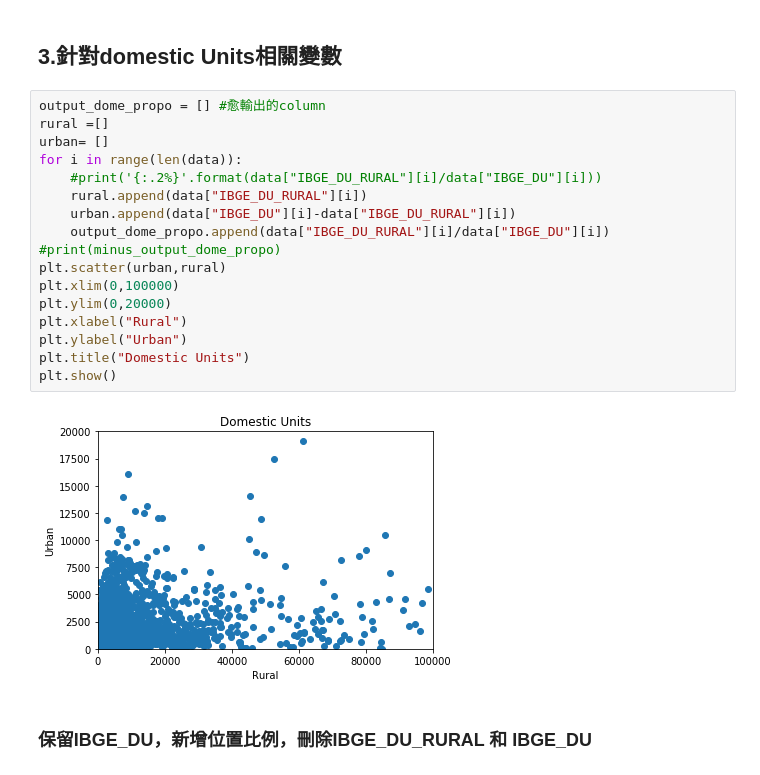
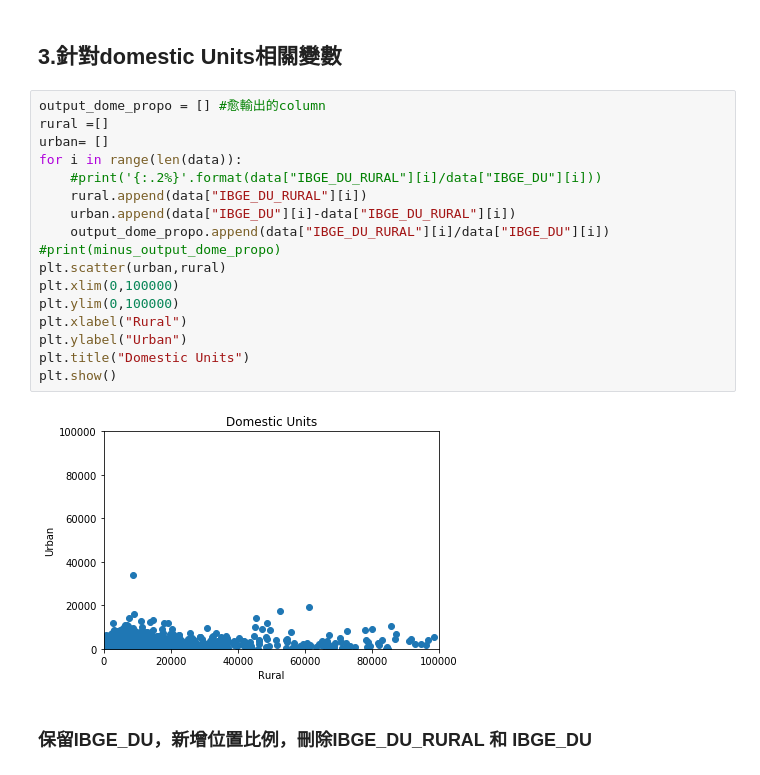
Before and after one commit to 1072-datascience/finalproject-ds_fadatsai, a Jupyter notebook: code/DF_final_showcode.ipynb, the cells around one changed output. Cells and saved outputs as stored; diff of their text form.

```diff
--- a/code/DF_final_showcode.ipynb
+++ b/code/DF_final_showcode.ipynb
@@ -102,22 +102,22 @@ plt.show()
 # %%
 output_dome_propo = [] #愈輸出的column
 rural =[]
 urban= []
 for i in range(len(data)):
     #print('{:.2%}'.format(data["IBGE_DU_RURAL"][i]/data["IBGE_DU"][i]))
     rural.append(data["IBGE_DU_RURAL"][i])
     urban.append(data["IBGE_DU"][i]-data["IBGE_DU_RURAL"][i])
     output_dome_propo.append(data["IBGE_DU_RURAL"][i]/data["IBGE_DU"][i])
 #print(minus_output_dome_propo)
 plt.scatter(urban,rural)
 plt.xlim(0,100000)
-plt.ylim(0,20000)
+plt.ylim(0,100000)
 plt.xlabel("Rural")
 plt.ylabel("Urban")
 plt.title("Domestic Units")
 plt.show()
 # %% [output]
-[figure, old version]
+[figure, new version]
 # %% [markdown]
 ### 保留IBGE_DU，新增位置比例，刪除IBGE_DU_RURAL 和 IBGE_DU
 # %% [markdown]
```
Also changed, not shown: parts of 1 cell of this notebook.
